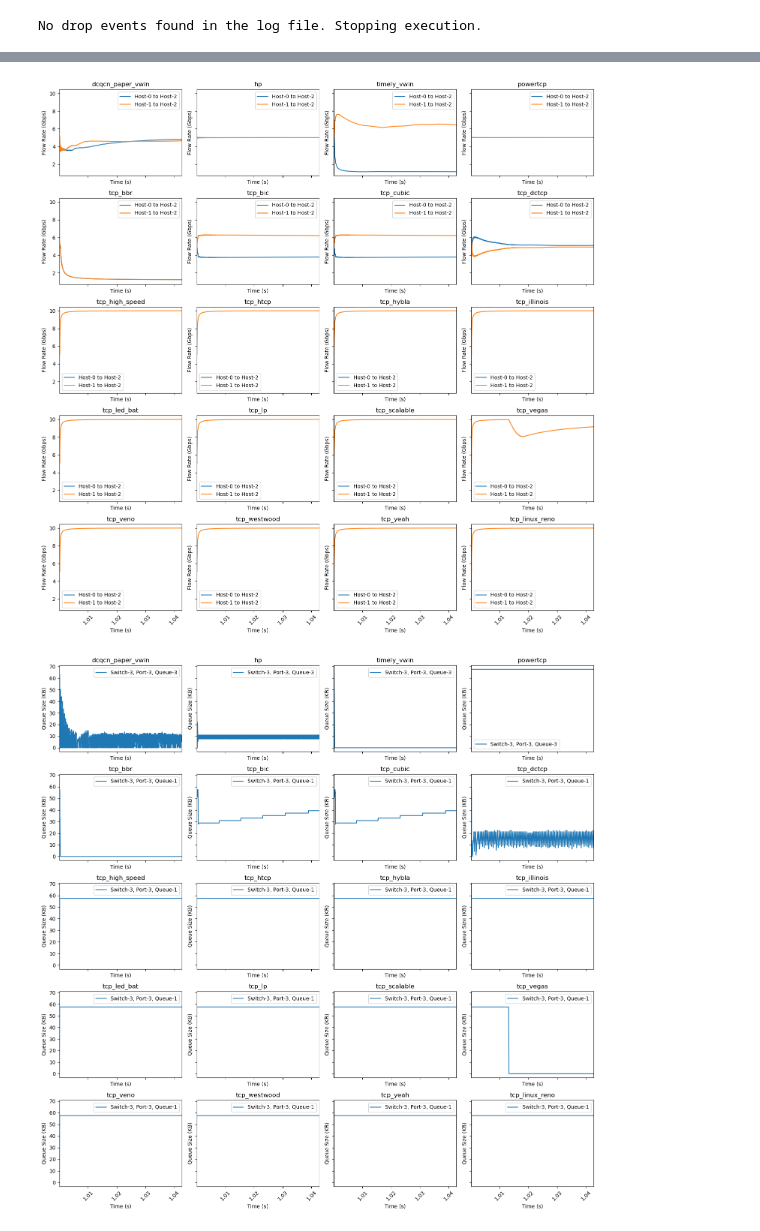
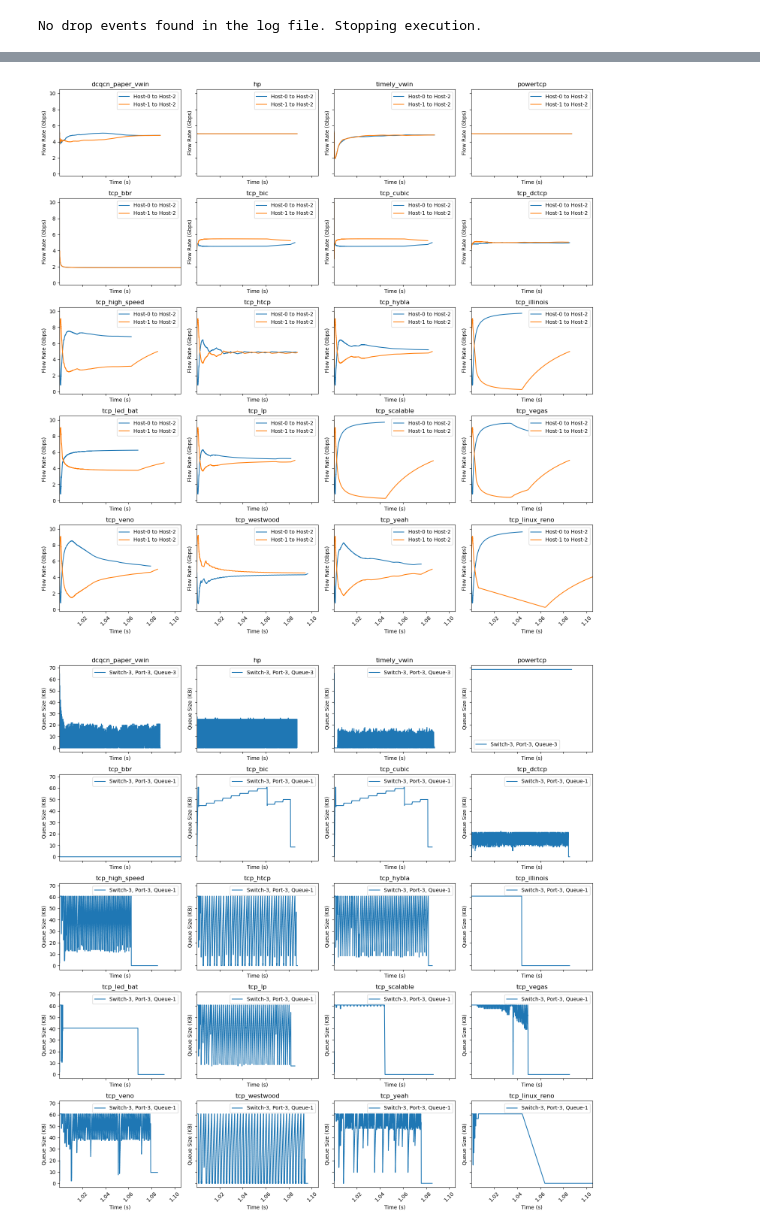
Before and after one commit to kwzhao/High-Precision-Congestion-Control, a Jupyter notebook: analysis/plt_sample_space_queue.ipynb, the cells around one changed output, grey strips where cells are left out. Saved outputs shown, nothing was run; the diff lists cells and outputs as text; code cells hidden in the pictures.

```diff
--- a/analysis/plt_sample_space_queue.ipynb
+++ b/analysis/plt_sample_space_queue.ipynb
@@ -302,8 +302,8 @@ Start time: 1000010838, End time: 1057389044
 No drop events found in the log file. Stopping execution.
 # %%
 # Constants and setup
-# pd_bottleneck = 5000
-pd_bottleneck = 14000
+pd_bottleneck = 5000
+# pd_bottleneck = 14000
 # pd_bottleneck = 33000
 topo_type = f"topo-pl-3-{bw_bottleneck}-{pd_bottleneck}"
 
@@ -362,2 +362,2 @@ Total number of packets: 50055, 50055
-[figure, old version]
+[figure, new version]
-[figure, old version]
+[figure, new version]
```
Also changed, not shown: parts of 1 cell of this notebook, 5 other files.
